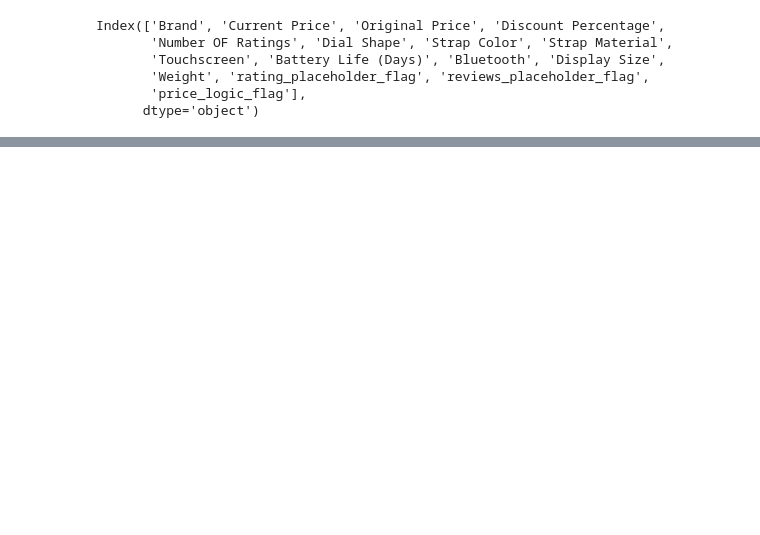
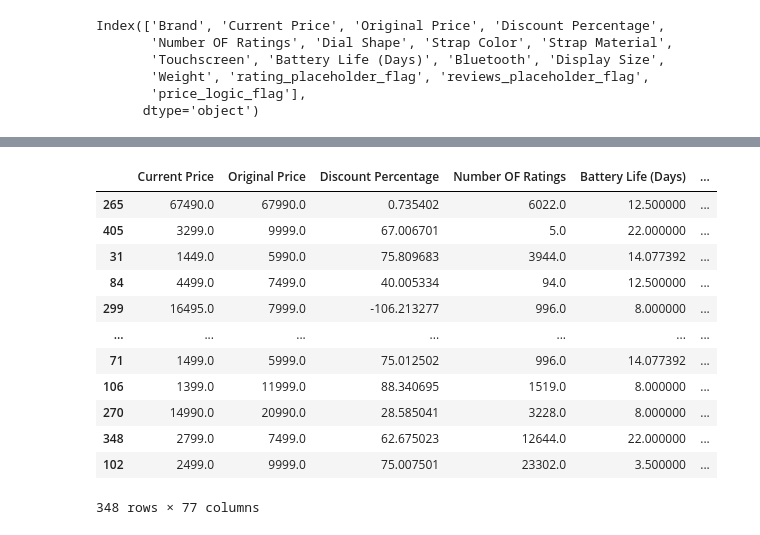
Before and after one commit to kushneek/smartwatch-rating-prediction, a Jupyter notebook: notebooks/Preprocessing_Feature_Engineering.ipynb, the cells around one changed output, grey strips where cells are left out. Cells and saved outputs as stored; diff of their text form; code cells hidden in the pictures; blank space fills up the shorter version.

Commit message:
Pre-Processed and feature engineered also classified test and train data seperately

```diff
--- a/notebooks/Preprocessing_Feature_Engineering.ipynb
+++ b/notebooks/Preprocessing_Feature_Engineering.ipynb
@@ -39,0 +65,2 @@ No. of numerical columns:  3
+# %%
+X_train, X_test, y_train, y_test= train_test_split(X, y, random_state=42, test_size=0.2)
@@ -39,0 +79,5 @@ No. of numerical columns:  3
+# %%
+encoder=OneHotEncoder(drop='first', handle_unknown='ignore', sparse_output=False)
+
+X_train_encoded=encoder.fit_transform(X_train[Categorical_columns])
+X_test_encoded=encoder.transform(X_test[Categorical_columns])
@@ -39,0 +98,25 @@ No. of numerical columns:  3
+# %%
+cat_col_names=encoder.get_feature_names_out(Categorical_columns)
+# %%
+X_train_encoded=pd.DataFrame(X_train_encoded, columns=cat_col_names, index=X_train.index)
+
+X_test_encoded=pd.DataFrame(X_test_encoded, columns=cat_col_names, index=X_test.index)
+
+X_train=pd.concat( [X_train[numerical_columns], X_train[binary_columns], X_train_encoded], axis=1)
+X_test=pd.concat([X_test[numerical_columns], X_test[binary_columns], X_test_encoded], axis=1)
+# %%
+X_train
+# %% [output]
+|  | Current Price | Original Price | Discount Percentage | Number OF Ratings | Battery Life (Days) | ... |
+| 265 | 67490.0 | 67990.0 | 0.735402 | 6022.0 | 12.500000 | ... |
+| 405 | 3299.0 | 9999.0 | 67.006701 | 5.0 | 22.000000 | ... |
+| 31 | 1449.0 | 5990.0 | 75.809683 | 3944.0 | 14.077392 | ... |
+| 84 | 4499.0 | 7499.0 | 40.005334 | 94.0 | 12.500000 | ... |
+| 299 | 16495.0 | 7999.0 | -106.213277 | 996.0 | 8.000000 | ... |
+| ... | ... | ... | ... | ... | ... | ... |
+| 71 | 1499.0 | 5999.0 | 75.012502 | 996.0 | 14.077392 | ... |
+| 106 | 1399.0 | 11999.0 | 88.340695 | 1519.0 | 8.000000 | ... |
+| 270 | 14990.0 | 20990.0 | 28.585041 | 3228.0 | 8.000000 | ... |
+| 348 | 2799.0 | 7499.0 | 62.675023 | 12644.0 | 22.000000 | ... |
+| 102 | 2499.0 | 9999.0 | 75.007501 | 23302.0 | 3.500000 | ... |
+348 rows × 77 columns
```
Also changed, not shown: parts of 16 cells of this notebook, 4 other files.
